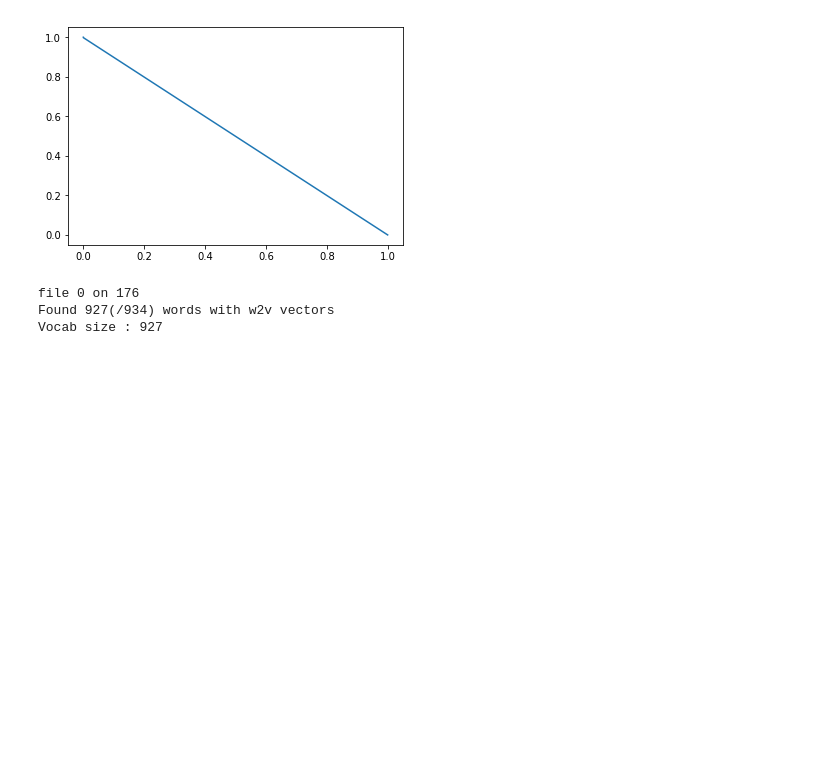
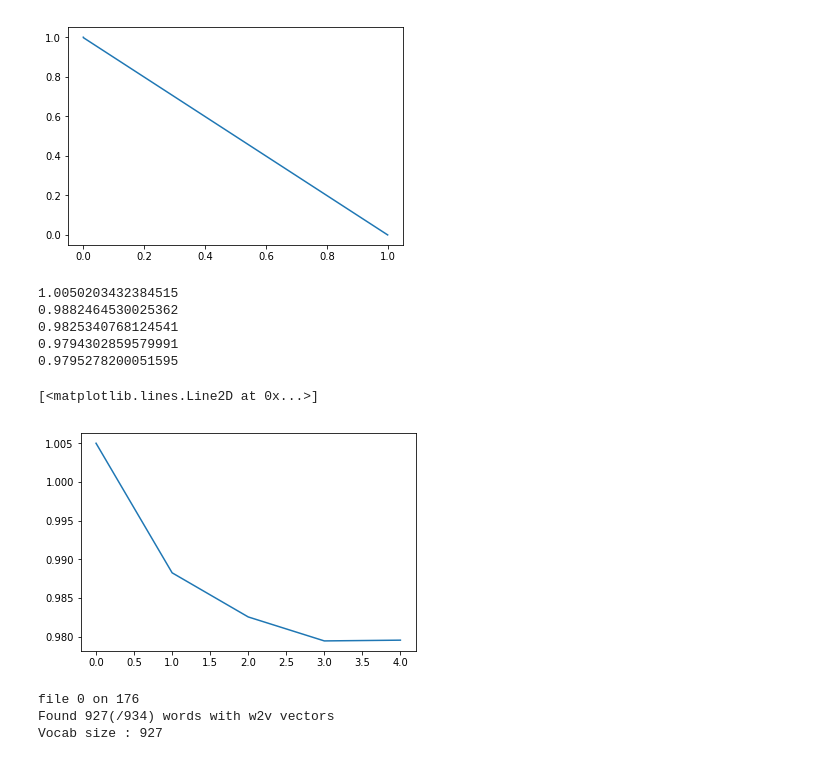
Before and after one commit to benjisympa/HierarchicalRNN, a Jupyter notebook: MeasureExperiments.ipynb, the cells around one changed output. Saved outputs shown, nothing was run; the diff lists cells and outputs as text; code cells hidden in the pictures; blank space fills up the shorter version.

```diff
--- a/MeasureExperiments.ipynb
+++ b/MeasureExperiments.ipynb
@@ -39,6 +74,32 @@ plt.plot(fpr, thresholds)
 # %% [output]
 [<matplotlib.lines.Line2D at 0x...>]
 [figure]
+# %%
+type_sentence_embedding='infersent'
+subset_data = 'big_bang_theory_:'
+path_save = '/vol/work3/maurice/HierarchicalRNN/'
+sub_path = path_save+type_sentence_embedding+'/'+subset_data
+path_work = sub_path+'/work/'
+
+losses = np.load(path_work+'losses.npy')
+# %%
+losses = np.reshape(losses, losses.shape[0]*losses.shape[1])
+# %%
+losses = np.mean(losses, axis=1)
+# %%
+for l in losses:
+    print(l)
+# %% [output]
+1.0050203432384515
+0.9882464530025362
+0.9825340768124541
+0.9794302859579991
+0.9795278200051595
+# %%
+plt.plot(losses)
+# %% [output]
+[<matplotlib.lines.Line2D at 0x...>]
+[figure, added]
 # %%
 import data
 import model as utils
```
Also changed, not shown: parts of 14 cells of this notebook, 5 other files.
